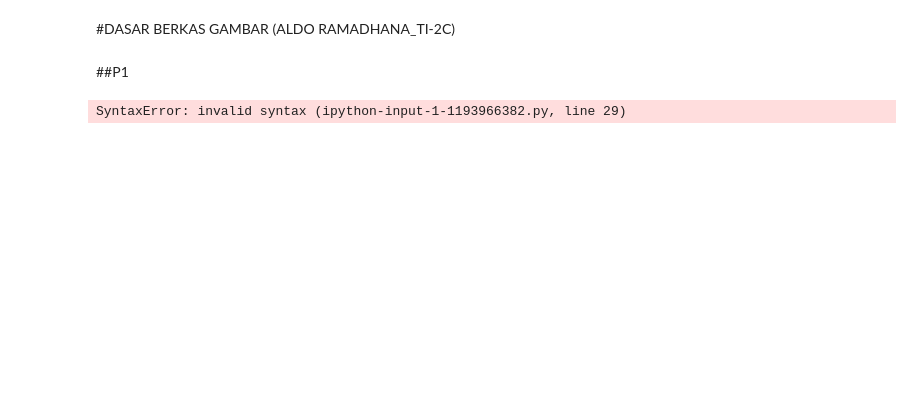
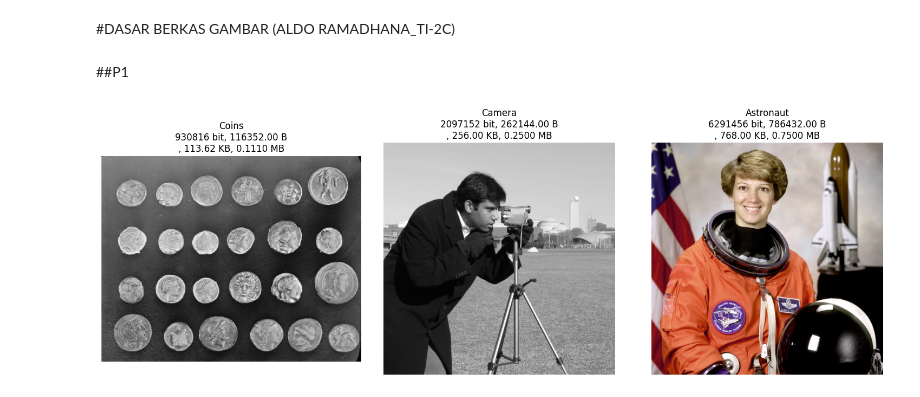
Before and after one commit to Dhan852/PengolahanCitra, a Jupyter notebook: jb1.ipynb, the cells around one changed output. Drawn from its saved outputs; the diff is of its cells as text; code cells hidden in the pictures; blank space fills up the shorter version.

```diff
--- a/jb1.ipynb
+++ b/jb1.ipynb
@@ -7,36 +7,37 @@
 # %%
 import numpy as np
 import matplotlib.pyplot as plt
 from skimage import data
 
-# Contoh gambar dari scikit-image
+#contoh gambar dari scikit-image
 gambar_coins = data.coins()
 gambar_camera = data.camera()
 gambar_astronaut = data.astronaut()
 
-# Fungsi untuk menghitung ukuran gambar dalam bit, byte, KB, MB
+#fungsi untuk menghitung ukuran gambar dalam bit, byte, KB, MB
 def hitung_ukuran(image):
-  bit_per_pixel = 8 if len(image.shape) == 2 else 24 # Grayscale = 8, RGB = 24 bit
-  total_pixels = image.shape[0] * bit_per_pixel
-  total_bits = total_bits / 8
+  bit_per_pixel = 8 if len(image.shape) == 2 else 24 #grayscale = 8, RGB = 24 bit
+  total_pixels = image.shape[0] * image.shape[1]
+  total_bits = total_pixels * bit_per_pixel
+  total_bytes = total_bits / 8
   total_kb = total_bytes / 1024
   total_mb = total_kb / 1024
   return total_bits, total_bytes, total_kb, total_mb
 
-# Menyusun gambar dan ukurannya dalam satu baris
-fig, axes = plt.subplots(1, 3, figsize=(15,5))
+#menyusun gambar dan ukurannya dalam satu baris
+fig, axes = plt.subplots(1, 3, figsize=(15, 5))
 
-# Daftar gambar dan nama
+#daftar gambar dan nama
 gambar_list = [gambar_coins, gambar_camera, gambar_astronaut]
 nama_list = ["Coins", "Camera", "Astronaut"]
 
-for ax, img, nama in zip(axes, gambar_list, nama_list):
-  bits, bytes, kb, mb = hitung_ukuran(img)
-  ax.imshow(img, cmap='gray' if les(img.shape) == 2 else None)
-  ax.set title(f"{nama}\n{bits} bit, {bytes :.2f} B\n{kb:.2f} KB, {mb:.4f} MB")
+for ax, img, nama in zip(axes, gambar_list, nama_list) :
+  bits, bytes_, kb, mb = hitung_ukuran(img)
+  ax.imshow(img, cmap='gray' if len(img.shape) == 2 else None)
+  ax.set_title(f"{nama}\n{bits} bit, {bytes_:.2f} B\n, {kb:.2f} KB, {mb:.4f} MB")
   ax.axis('off')
 
-plt.tight layout()
+plt.tight_layout()
 plt.show()
 # %% [output]
-SyntaxError: invalid syntax (ipython-input-1-1193966382.py, line 29)
+[figure, added]
```
Also changed, not shown: parts of 2 cells of this notebook.
